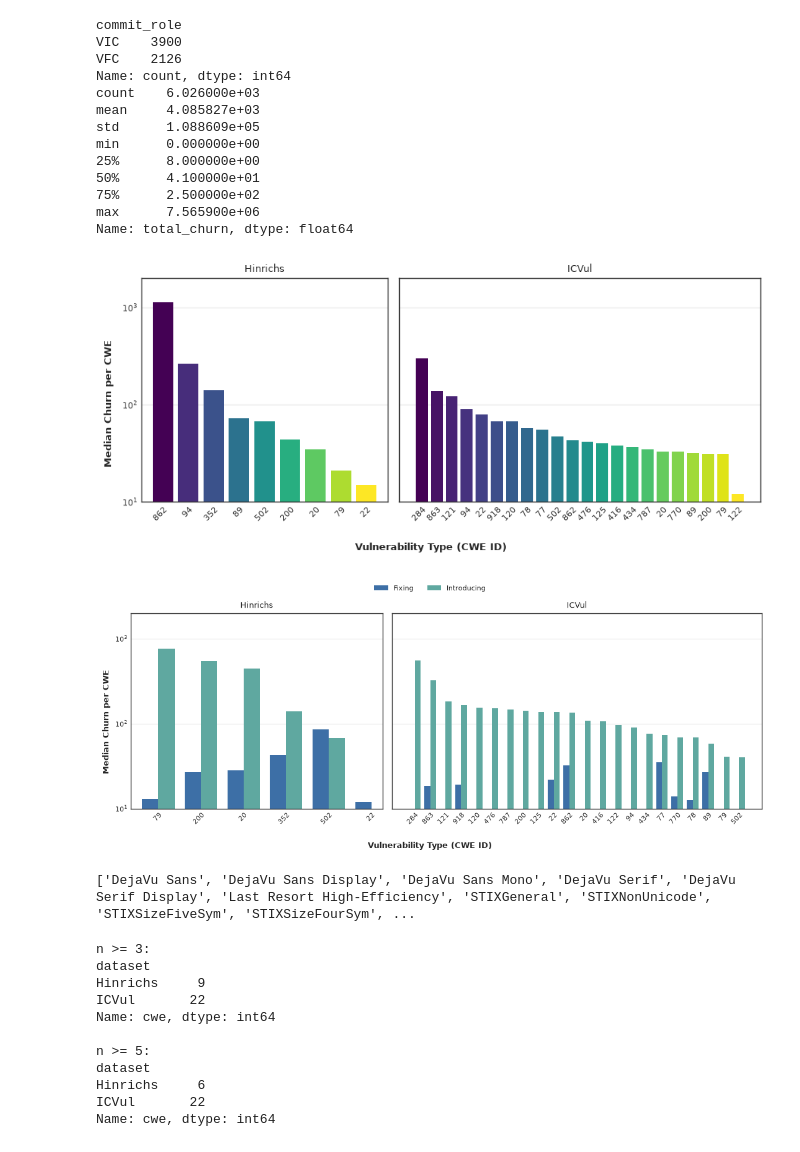
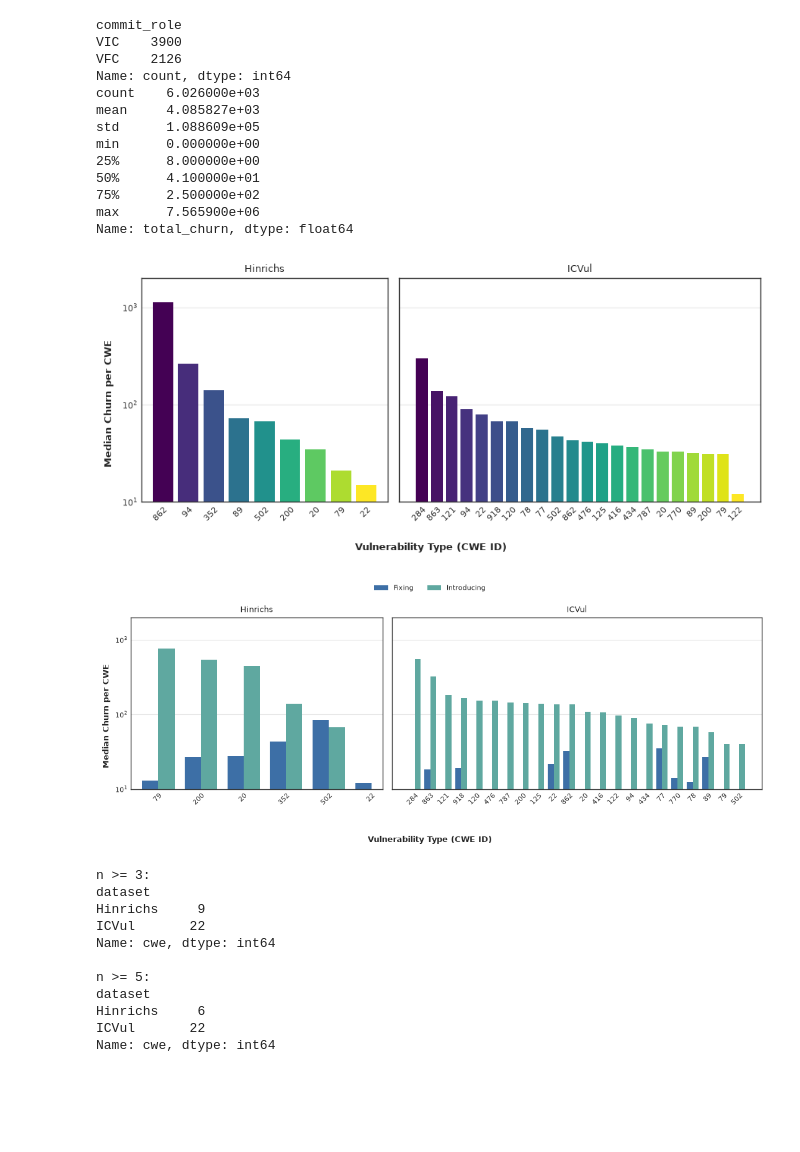
Before and after one commit to zaryanz/churn-bugs-vulns, a Jupyter notebook: notebooks/cwe_analysis_string_matching.ipynb, the cells around one changed output. Cells and saved outputs as stored; diff of their text form; code cells hidden in the pictures; blank space fills up the shorter version.

```diff
--- a/notebooks/cwe_analysis_string_matching.ipynb
+++ b/notebooks/cwe_analysis_string_matching.ipynb
@@ -114,41 +114,46 @@ import matplotlib.pyplot as plt
 plt.style.use(['seaborn-v0_8-whitegrid'])
 
 from utils.plot import plot_cwe_single, plot_cwe_paired
 
 n_hinrichs = df_all[(df_all["dataset"] == "Hinrichs")]["cwe"].nunique()
 n_icvul = df_all[(df_all["dataset"] == "ICVul")]["cwe"].nunique()
 
 # feel free to play around with n_min - currently set to 5
 n_min = 5
 
 # (a) plain single bar
 fig, axes = plt.subplots(1, 2, figsize=(9, 4), gridspec_kw={"width_ratios": [n_hinrichs, n_icvul]}, sharey=True)
 plot_cwe_single(df_all, "Hinrichs", axes[0], n_min=n_min)
 plot_cwe_single(df_all, "ICVul", axes[1], n_min=n_min)
 fig.supylabel("Median Churn per CWE", fontsize=9, fontweight="bold")
 fig.supxlabel("Vulnerability Type (CWE ID)", fontsize=9, fontweight="bold")
 plt.tight_layout()
 plt.show()
 
 # (b) paired bar
 fig, axes = plt.subplots(1, 2, figsize=(11, 4.2),
                           gridspec_kw={"width_ratios": [n_hinrichs, n_icvul]}, sharey=True)  # match actual surviving CWE counts once known
 bars_fix, bars_intro = plot_cwe_paired(df_all, "Hinrichs", axes[0], n_min=n_min)
 plot_cwe_paired(df_all, "ICVul", axes[1], n_min=n_min)
 fig.supylabel("Median Churn per CWE", fontsize=9, fontweight="bold")
 fig.supxlabel("Vulnerability Type (CWE ID)", fontsize=9, fontweight="bold")
-# single shared legend above both panels, not tied to one subplot
-fig.legend([bars_fix, bars_intro], ["Fixing", "Introducing"],
-           loc="upper center", ncol=2, fontsize=8, frameon=False, bbox_to_anchor=(0.5, 1.05))
+fig.legend(
+    [bars_fix, bars_intro],
+    ["Fixing", "Introducing"],
+    loc="upper center",
+    bbox_to_anchor=(0.5, 1.03),  # Positioned cleanly above titles
+    ncol=2,
+    fontsize=8,
+    frameon=False,
+)
 plt.tight_layout()
+fig.subplots_adjust(
+    top=0.88, bottom=0.22
+)
 plt.show()
-
-import matplotlib.font_manager as fm
-print(sorted(set(f.name for f in fm.fontManager.ttflist)))
 # %% [output]
 [figure]
-[figure, old version]
+[figure, new version]
-['DejaVu Sans', 'DejaVu Sans Display', 'DejaVu Sans Mono', 'DejaVu Serif', 'DejaVu Serif Display', 'Last Resort High-Efficiency', 'STIXGeneral', 'STIXNonUnicode', 'STIXSizeFiveSym', 'STIXSizeFourSym', ...
 # %%
 # how many CWE categories would be left if we set a n_min of 3, 5, and 10
 n_counts = df_all.groupby(["dataset", "cwe", "commit_role"])["total_churn"].count().reset_index(name="n")
```
Also changed, not shown: parts of 1 cell of this notebook, 3 other files.
